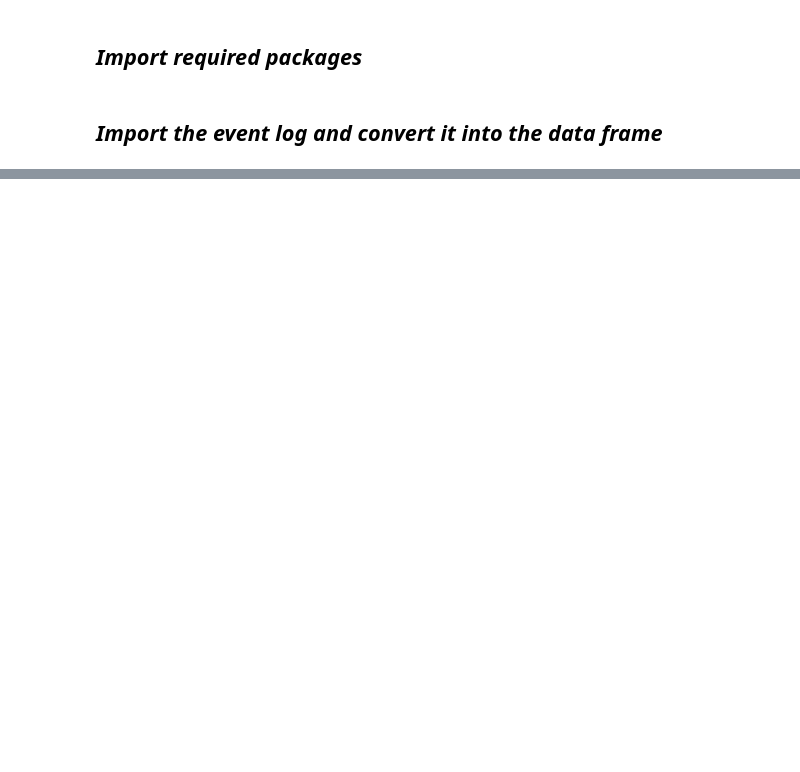
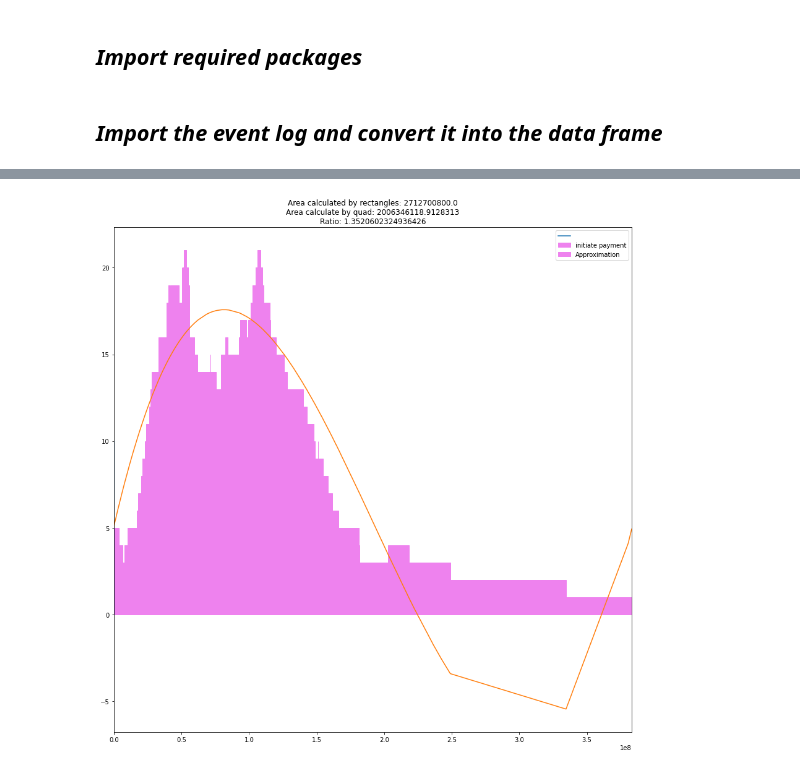
Before and after one commit to Sroka-Bartosz/Allen-fuzzy-logs-relation-analysis, a Jupyter notebook: allens_interval_algebra.ipynb, the cells around one changed output, grey strips where cells are left out. Cells and saved outputs as stored; diff of their text form; code cells hidden in the pictures; blank space fills up the shorter version.

```diff
--- a/allens_interval_algebra.ipynb
+++ b/allens_interval_algebra.ipynb
@@ -162,30 +140,89 @@ plt.show()
 # %%
-def combine_task_intervals(df: pd.DataFrame, task_name: str, color: str, to_display: bool = False) -> Tuple[np.ndarray, np.ndarray]:
-  df = df[df["task_name"] == task_name].reset_index()
-  timestamps = np.array(sorted(list(df["start_ts"]) + list(df["complete_ts"])))
-  frequencies = np.array([0] * len(timestamps))
+class Task:
+  def __init__(self, name: str, color: str) -> None:
+    self.name = name
+    self.color = color
+    self.timestamps = None
+    self.frequencies = None
+    self.coef = None
+    self.area_rect = None
+    self.area_quad = None
 
-  for i in range(len(df)):
-    start_ts = df["start_ts"][i]
-    complete_ts = df["complete_ts"][i]
-    start_idx = list(timestamps).index(start_ts)
-    complete_idx = list(timestamps).index(complete_ts)
 
-    for j in range(start_idx, complete_idx + 1):
-      frequencies[j] = frequencies[j] + 1
+class AllenAnalysis:
+  def __init__(self, df: pd.DataFrame, task1: Task, task2: Task, degree: int) -> None:
+    self.df = df
+    self.task1 = task1
+    self.task2 = task2
+    self.degree = degree
+    self.area_overlapped = None
+    self.combine_task_intervals(self.task1)
+    self.combine_task_intervals(self.task2)
+    self.approximate(self.task1)
+    self.approximate(self.task2)
 
-  if to_display:
+  def combine_task_intervals(self, task: Task) -> None:
+    df = self.df[self.df["task_name"] == task.name].reset_index()
+    timestamps = np.array(sorted(list(df["start_ts"]) + list(df["complete_ts"])))
+    frequencies = np.array([0] * len(timestamps))
+
+    for i in range(len(df)):
+      start_ts = df["start_ts"][i]
+      complete_ts = df["complete_ts"][i]
+      start_idx = list(timestamps).index(start_ts)
+      complete_idx = list(timestamps).index(complete_ts)
+
+      for j in range(start_idx, complete_idx + 1):
+        frequencies[j] = frequencies[j] + 1
+
+    task.timestamps = timestamps
+    task.frequencies = frequencies
+
+  def approximate(self, task: Task) -> None:
+    coef = np.polyfit(task.timestamps, task.frequencies, deg=self.degree)
+    area_rect = 0
+
+    for i in range(len(task.timestamps) - 1):
+      area_rect += (task.timestamps[i + 1] - task.timestamps[i]) * task.frequencies[i]
+
+    area_quad = scipy.integrate.quad(lambda x, p=coef: np.polyval(p, x), 0, task.timestamps[-1])[0]
     _, ax = plt.subplots(figsize=(15, 15))
     ax.plot([0, 10], [0, 10])
 
-    for i in range(len(timestamps) - 1):
-      t1 = timestamps[i]
-      t2 = timestamps[i + 1]
-      freq = frequencies[i]
-      ax.add_patch(Rectangle((t1, 0), t2 - t1, freq, color=color))
+    for i in range(len(task.timestamps) - 1):
+      t1 = task.timestamps[i]
+      t2 = task.timestamps[i + 1]
+      freq = task.frequencies[i]
+      ax.add_patch(Rectangle((t1, 0), t2 - t1, freq, color=task.color))
 
-    plt.legend(["", task_name])
-    plt.xlim([min(timestamps), max(timestamps)])
+    plt.legend(["", task.name, "Approximation"])
+    plt.plot(task.timestamps, np.polyval(coef, task.timestamps))
+    plt.xlim([min(task.timestamps), max(task.timestamps)])
+    plt.title(f"Area calculated by rectangles: {area_rect}\nArea calculate by quad: {area_quad}\nRatio: {area_rect / area_quad}")
     plt.show()
 
-  return timestamps, frequencies
+    task.coef = coef
+    task.area_rect = area_rect
+    task.area_quad = area_quad
+
+  def overlap(self) -> None:
+    conv_fun = lambda x, p1=task1.coef, p2=task2.coef: min([np.polyval(p1, x), np.polyval(p2, x)])
+    self.area_overlapped = scipy.integrate.quad(conv_fun, 0, min([task1.timestamps[-1], task2.timestamps[-1]]))[0]
+    title = f"Area overlapped: {self.area_overlapped}\n"
+    title += f"Ratio1: {self.area_overlapped / self.task1.area_quad}\n"
+    title += f"Ratio2: {self.area_overlapped / self.task2.area_quad}"
+
+    plt.figure(figsize=(15, 15))
+    plt.plot(task1.timestamps, np.polyval(task1.coef, task1.timestamps))
+    plt.plot(task2.timestamps, np.polyval(task2.coef, task2.timestamps))
+    plt.legend([task1.name, task2.name])
+    plt.title(title)
+    plt.show()
+
+
+task1 = Task("initiate payment", "violet")
+task2 = Task("advise claimant on reimbursement", "red")
+aa = AllenAnalysis(el_df_translated.copy(), task1, task2, 3)
+aa.overlap()
+# %% [output]
+[figure, added]
```
Also changed, not shown: parts of 29 cells of this notebook.
